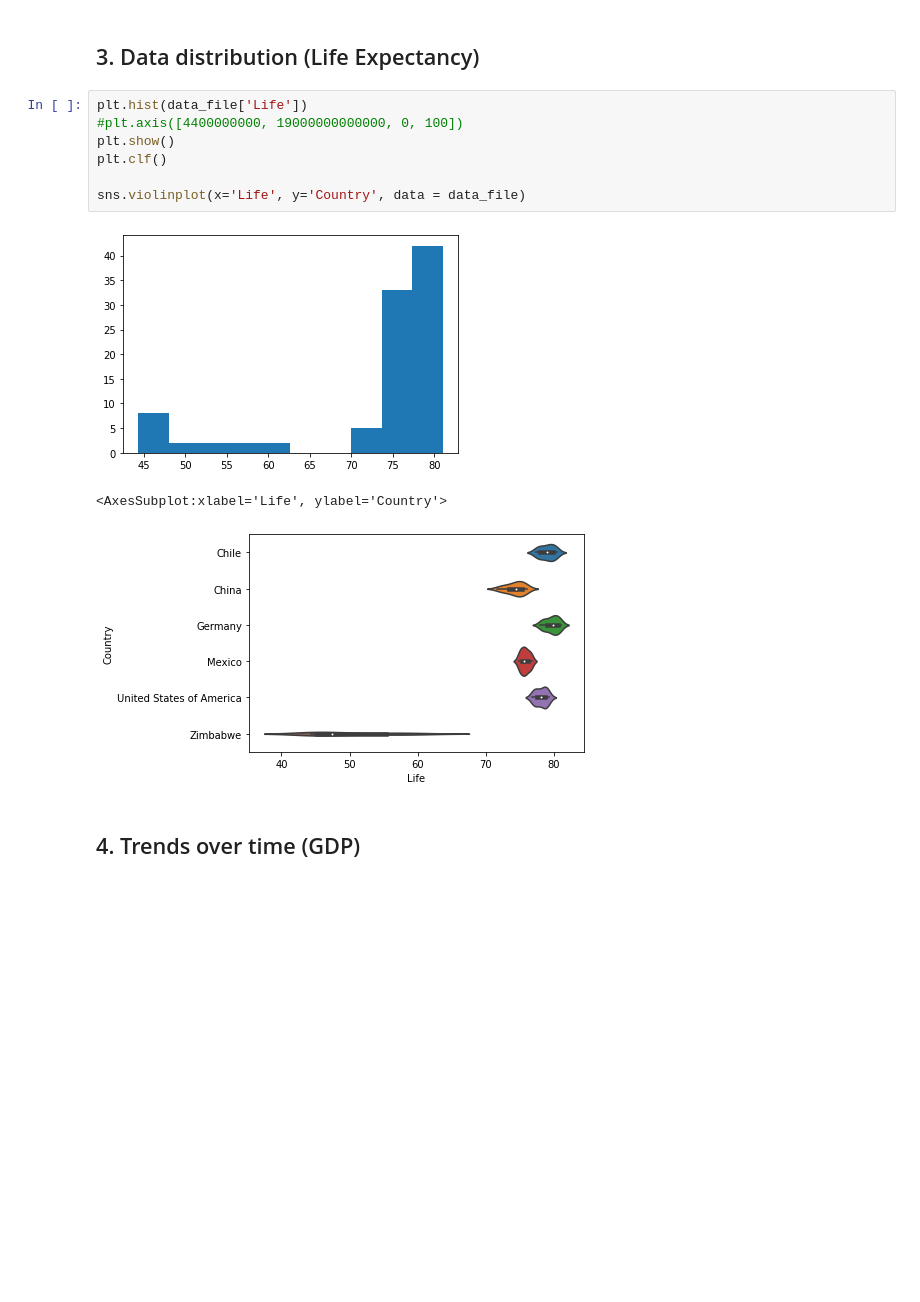
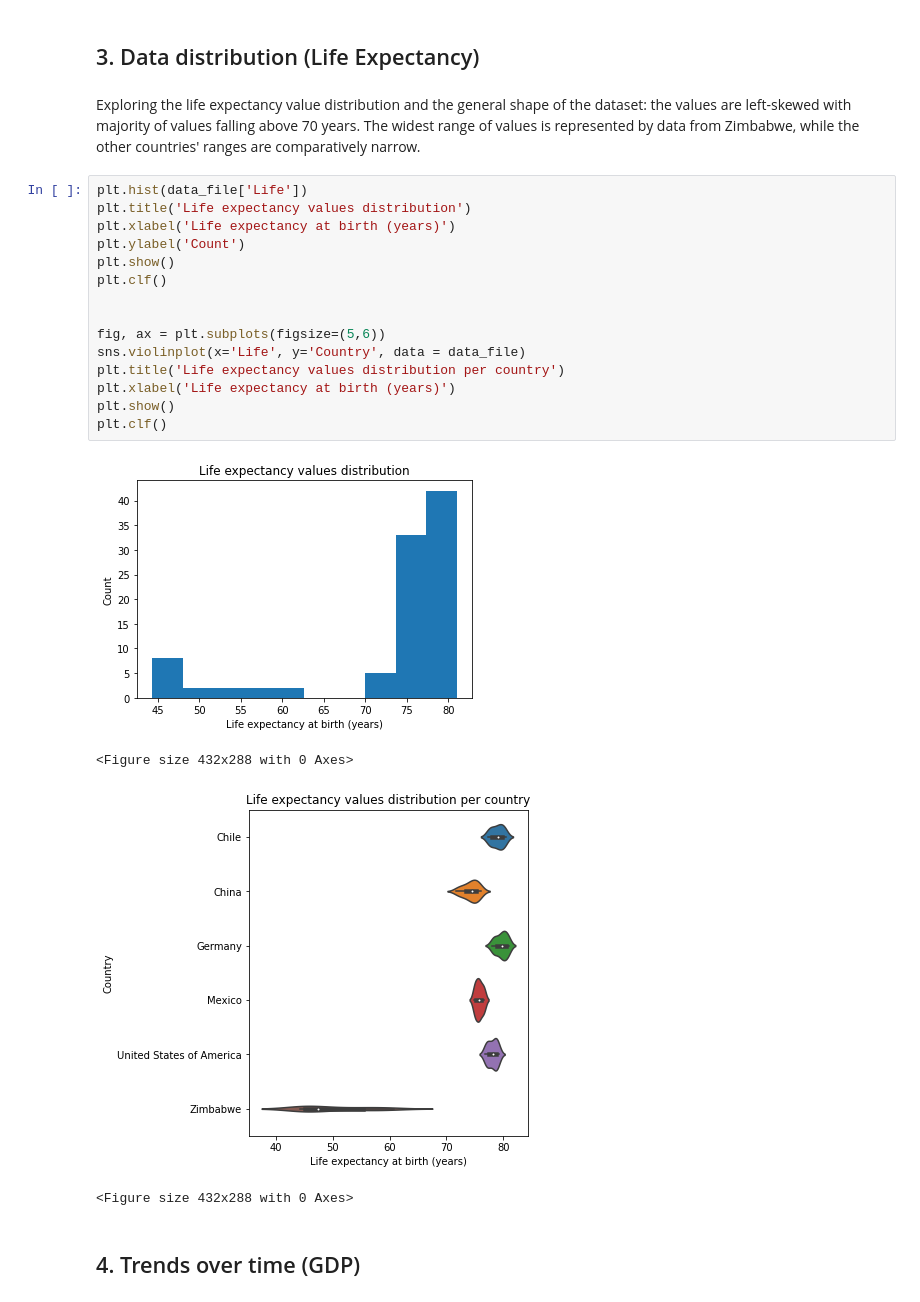
Before and after one commit to R0go/GDP_Life_Expectancy, a Jupyter notebook: life_expectancy_gdp.ipynb, the cells around one changed output. Drawn from its saved outputs; the diff is of its cells as text; blank space fills up the shorter version.

Commit message:
Reworked the graphs in chapter 3

```diff
--- a/life_expectancy_gdp.ipynb
+++ b/life_expectancy_gdp.ipynb
@@ -81,17 +81,28 @@ plt.clf()
 <Figure size 432x288 with 0 Axes>
 # %% [markdown]
 ## 3. Data distribution (Life Expectancy)
-# %%
-plt.hist(data_file['Life'])
-#plt.axis([4400000000, 19000000000000, 0, 100])
-plt.show()
-plt.clf()
-
-sns.violinplot(x='Life', y='Country', data = data_file)
-# %% [output]
-[figure, removed]
-<AxesSubplot:xlabel='Life', ylabel='Country'>
-[figure, removed]
+# %% [markdown]
+Exploring the life expectancy value distribution and the general shape of the dataset: the values are left-skewed with majority of values falling above 70 years. The widest range of values is represented by data from Zimbabwe, while the other countries' ranges are comparatively narrow.
+# %%
+plt.hist(data_file['Life'])
+plt.title('Life expectancy values distribution')
+plt.xlabel('Life expectancy at birth (years)')
+plt.ylabel('Count')
+plt.show()
+plt.clf()
+
+
+fig, ax = plt.subplots(figsize=(5,6))
+sns.violinplot(x='Life', y='Country', data = data_file)
+plt.title('Life expectancy values distribution per country')
+plt.xlabel('Life expectancy at birth (years)')
+plt.show()
+plt.clf()
+# %% [output]
+[figure, added]
+<Figure size 432x288 with 0 Axes>
+[figure, added]
+<Figure size 432x288 with 0 Axes>
 # %% [markdown]
 ## 4. Trends over time (GDP)
 # %%
```
